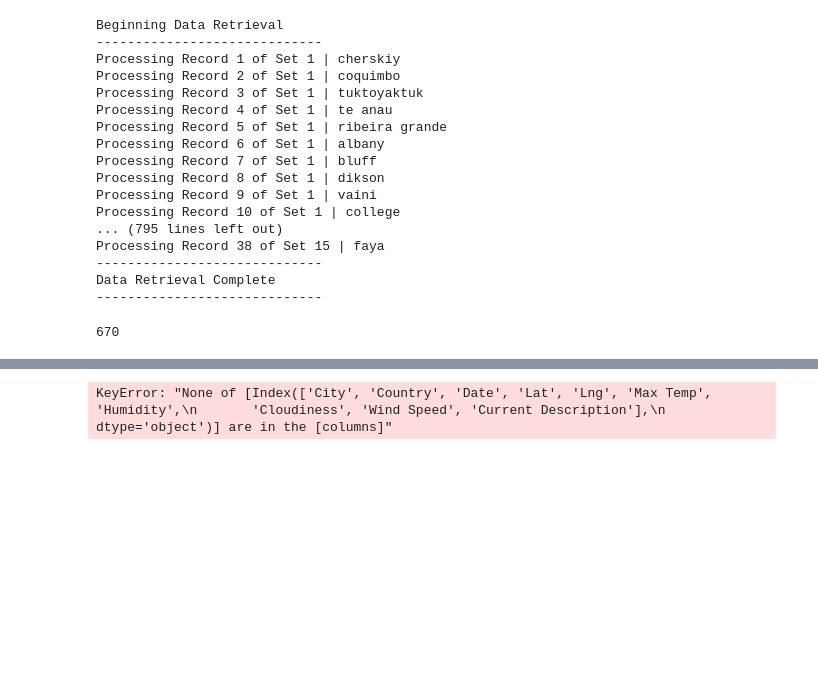
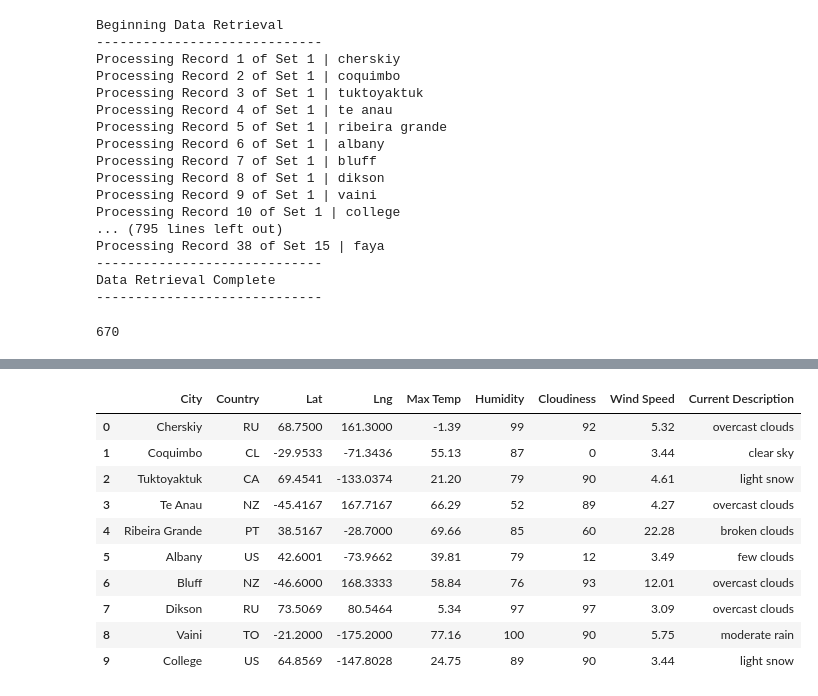
Before and after one commit to pnorman411/world_weather_analysis, a Jupyter notebook: Weather_Database/Weather_Database.ipynb, the cells around one changed output, grey strips where cells are left out. Drawn from its saved outputs; the diff is of its cells as text; code cells hidden in the pictures; blank space fills up the shorter version.

```diff
--- a/Weather_Database/Weather_Database.ipynb
+++ b/Weather_Database/Weather_Database.ipynb
@@ -144,10 +144,20 @@ city_data_df.head(10)
 | 9 | College | 64.8569 | -147.8028 | 24.75 | 89 | 90 | 3.44 | US | 2021-11-08 04:38:03 | ... |
 # %%
 # reorder the columns
-new_column_order = ["City", "Country", "Date", "Lat", "Lng", "Max Temp", "Humidity", "Cloudiness", "Wind Speed", "Current Description"]
+new_column_order = ["City", "Country", "Lat", "Lng", "Max Temp", "Humidity", "Cloudiness", "Wind Speed", "Current Description"]
 city_data_df = city_data_df[new_column_order]
 city_data_df.head(10)
 # %% [output]
-KeyError: "None of [Index(['City', 'Country', 'Date', 'Lat', 'Lng', 'Max Temp', 'Humidity',\n       'Cloudiness', 'Wind Speed', 'Current Description'],\n      dtype='object')] are in the [columns]"
+|  | City | Country | Lat | Lng | Max Temp | Humidity | Cloudiness | Wind Speed | Current Description |
+| 0 | Cherskiy | RU | 68.7500 | 161.3000 | -1.39 | 99 | 92 | 5.32 | overcast clouds |
+| 1 | Coquimbo | CL | -29.9533 | -71.3436 | 55.13 | 87 | 0 | 3.44 | clear sky |
+| 2 | Tuktoyaktuk | CA | 69.4541 | -133.0374 | 21.20 | 79 | 90 | 4.61 | light snow |
+| 3 | Te Anau | NZ | -45.4167 | 167.7167 | 66.29 | 52 | 89 | 4.27 | overcast clouds |
+| 4 | Ribeira Grande | PT | 38.5167 | -28.7000 | 69.66 | 85 | 60 | 22.28 | broken clouds |
+| 5 | Albany | US | 42.6001 | -73.9662 | 39.81 | 79 | 12 | 3.49 | few clouds |
+| 6 | Bluff | NZ | -46.6000 | 168.3333 | 58.84 | 76 | 93 | 12.01 | overcast clouds |
+| 7 | Dikson | RU | 73.5069 | 80.5464 | 5.34 | 97 | 97 | 3.09 | overcast clouds |
+| 8 | Vaini | TO | -21.2000 | -175.2000 | 77.16 | 100 | 90 | 5.75 | moderate rain |
+| 9 | College | US | 64.8569 | -147.8028 | 24.75 | 89 | 90 | 3.44 | light snow |
 # %%
 # Create the output file (CSV).
```
Also changed, not shown: parts of 1 cell of this notebook, 1 other file.
